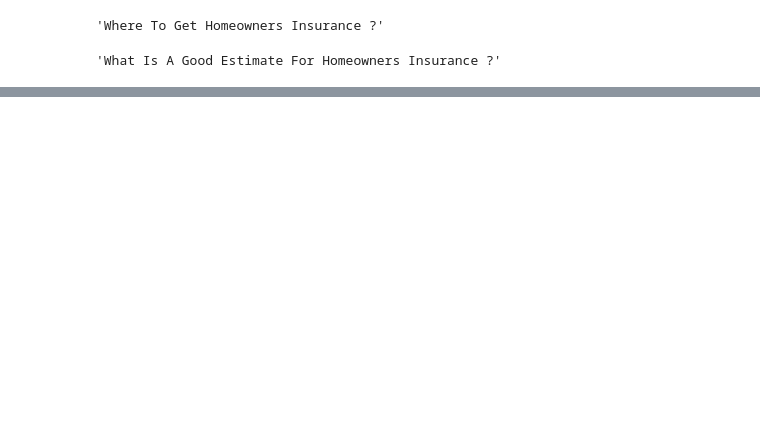
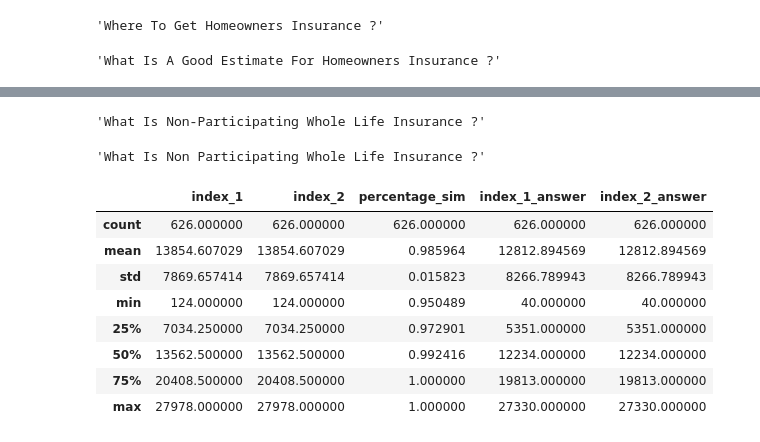
Before and after one commit to mouadhhamdi/insuranceQA, a Jupyter notebook: Similarities.ipynb, the cells around one changed output, grey strips where cells are left out. Cells and saved outputs as stored; diff of their text form; code cells hidden in the pictures; blank space fills up the shorter version.

```diff
--- a/Similarities.ipynb
+++ b/Similarities.ipynb
@@ -315,0 +366,20 @@ l2q.iloc[6547]['questions_text']
+# %%
+l2q.loc[27818]['questions_text']
+# %% [output]
+'What Is Non-Participating Whole Life Insurance ?'
+# %%
+l2q.loc[13562]['questions_text']
+# %% [output]
+'What Is Non Participating Whole Life Insurance ?'
+# %%
+similar_answers.describe()
+# %% [output]
+|  | index_1 | index_2 | percentage_sim | index_1_answer | index_2_answer |
+| count | 626.000000 | 626.000000 | 626.000000 | 626.000000 | 626.000000 |
+| mean | 13854.607029 | 13854.607029 | 0.985964 | 12812.894569 | 12812.894569 |
+| std | 7869.657414 | 7869.657414 | 0.015823 | 8266.789943 | 8266.789943 |
+| min | 124.000000 | 124.000000 | 0.950489 | 40.000000 | 40.000000 |
+| 25% | 7034.250000 | 7034.250000 | 0.972901 | 5351.000000 | 5351.000000 |
+| 50% | 13562.500000 | 13562.500000 | 0.992416 | 12234.000000 | 12234.000000 |
+| 75% | 20408.500000 | 20408.500000 | 1.000000 | 19813.000000 | 19813.000000 |
+| max | 27978.000000 | 27978.000000 | 1.000000 | 27330.000000 | 27330.000000 |
```
Also changed, not shown: parts of 23 cells of this notebook.
